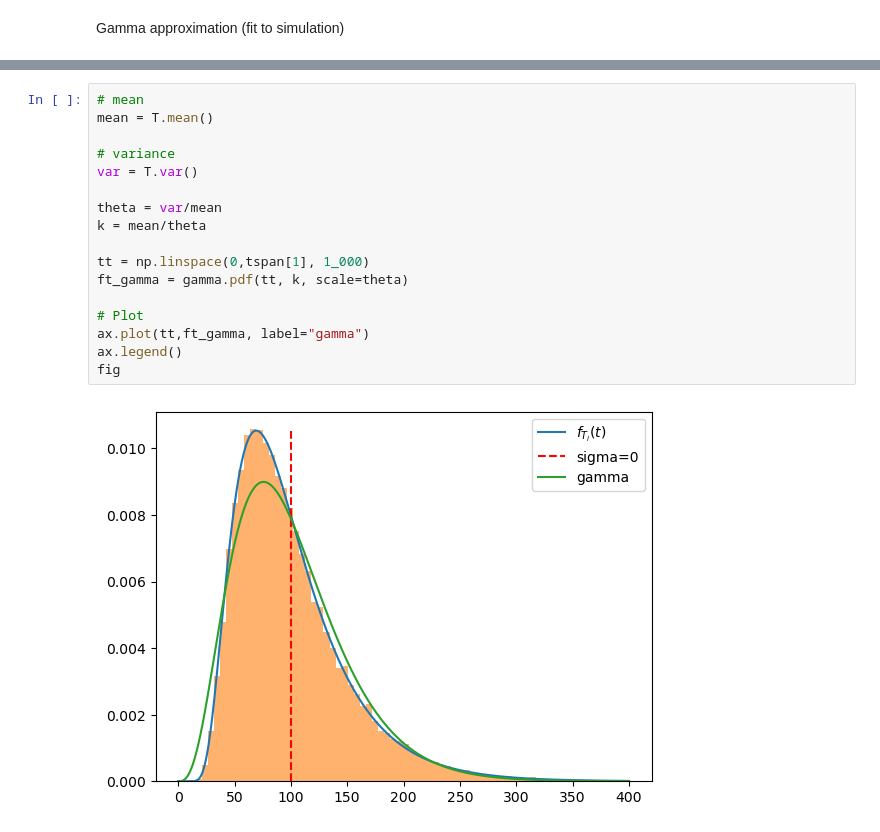
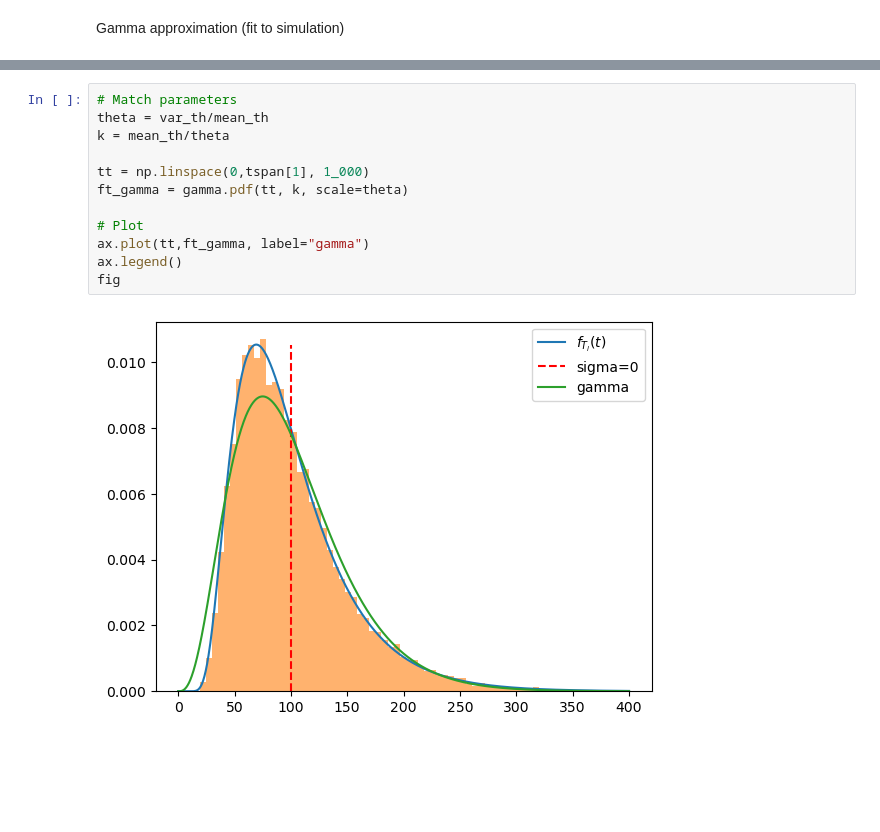
Before and after one commit to jonasbruhub/Analysis-of-Production-flow-systems-with-focus-on-industry, a Jupyter notebook: Simulations and code/Brownian Motion w. drift.ipynb, the cells around one changed output, grey strips where cells are left out. Cells and saved outputs as stored; diff of their text form; blank space fills up the shorter version.

```diff
--- a/Simulations and code/Brownian Motion w. drift.ipynb
+++ b/Simulations and code/Brownian Motion w. drift.ipynb
@@ -90,19 +123,14 @@ Gamma approximation (fit to simulation)
 # %%
-# mean
-mean = T.mean()
-
-# variance
-var = T.var()
-
-theta = var/mean
-k = mean/theta
+# Match parameters
+theta = var_th/mean_th
+k = mean_th/theta
 
 tt = np.linspace(0,tspan[1], 1_000)
 ft_gamma = gamma.pdf(tt, k, scale=theta)
 
 # Plot
 ax.plot(tt,ft_gamma, label="gamma")
 ax.legend()
 fig
 # %% [output]
-[figure, old version]
+[figure, new version]
```
Also changed, not shown: parts of 6 cells of this notebook.
